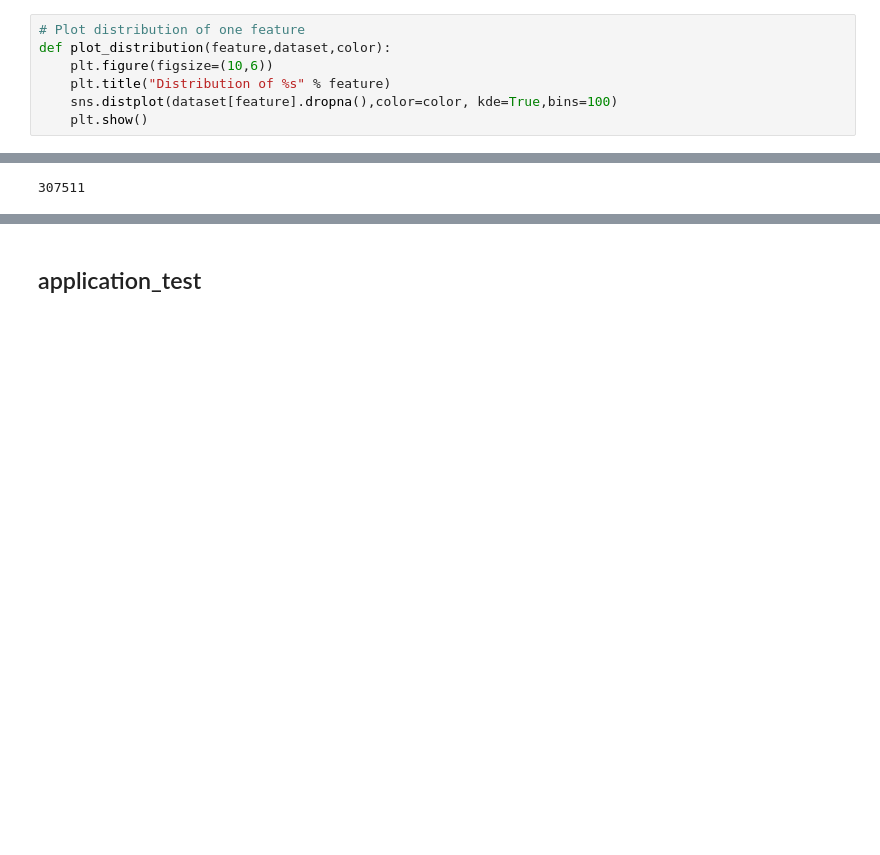
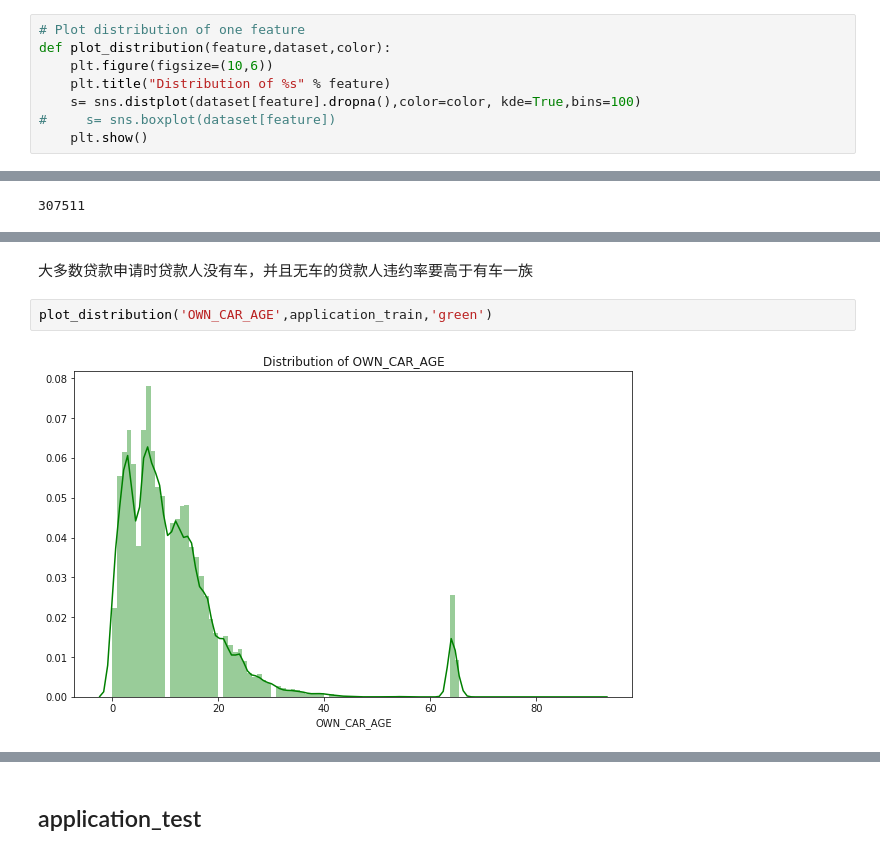
Before and after one commit to MagleHJ/Kaggle_Home_Credit_Default_Risk, a Jupyter notebook: src/xxq/EDA.ipynb, the cells around one changed output, grey strips where cells are left out. Drawn from its saved outputs; the diff is of its cells as text; blank space fills up the shorter version.

```diff
--- a/src/xxq/EDA.ipynb
+++ b/src/xxq/EDA.ipynb
@@ -171,7 +164,8 @@ def plot_stats(feature,dataset,label_rotation=False,horizontal_layout=True):
 def plot_distribution(feature,dataset,color):
     plt.figure(figsize=(10,6))
     plt.title("Distribution of %s" % feature)
-    sns.distplot(dataset[feature].dropna(),color=color, kde=True,bins=100)
+    s= sns.distplot(dataset[feature].dropna(),color=color, kde=True,bins=100)
+#     s= sns.boxplot(dataset[feature])
     plt.show()
 # %% [markdown]
 ### 3.在target=1/0时，连续型变量的分布
@@ -288,0 +347,6 @@ len(application_train['SK_ID_CURR'].unique())
+# %% [markdown]
+大多数贷款申请时贷款人没有车，并且无车的贷款人违约率要高于有车一族
+# %%
+plot_distribution('OWN_CAR_AGE',application_train,'green')
+# %% [output]
+[figure, added]
```
Also changed, not shown: parts of 79 cells of this notebook.
